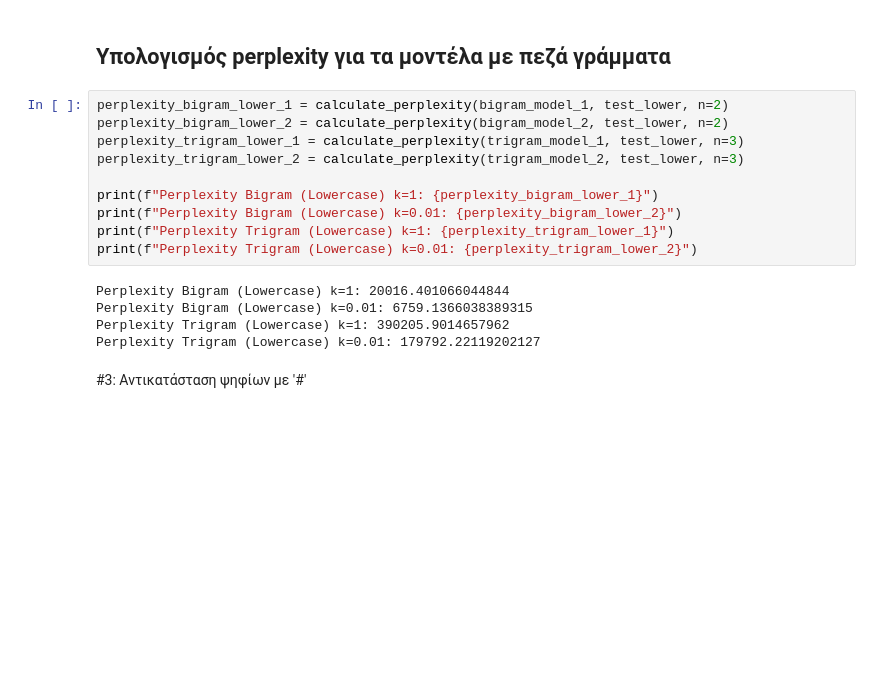
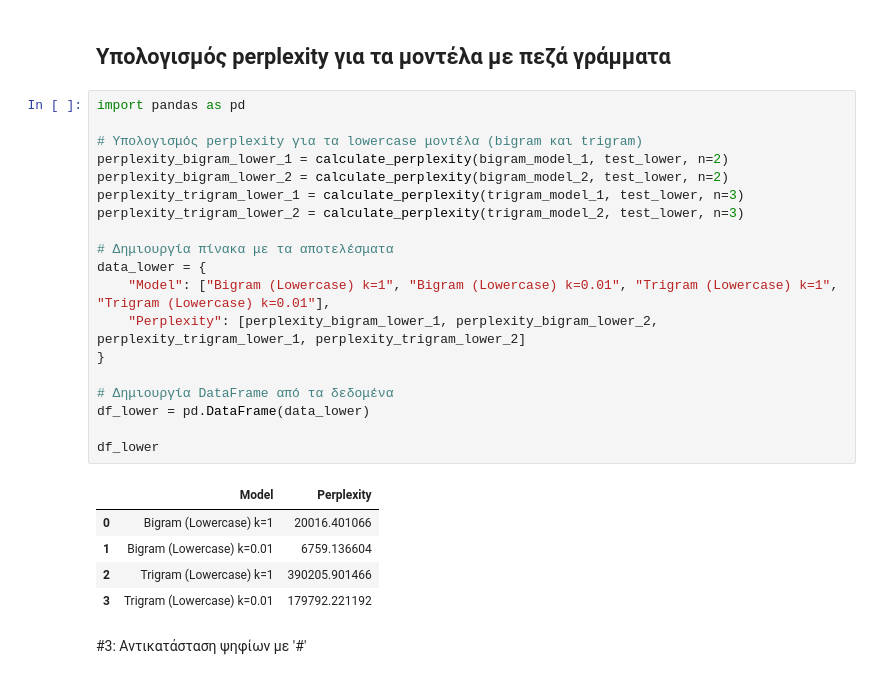
Before and after one commit to agrigoridou/Tokenization-Zipf-s-Law-N-gram-Models, a Jupyter notebook: Β_N_gram_Language_Models_.ipynb, the cells around one changed output. Cells and saved outputs as stored; diff of their text form; blank space fills up the shorter version.

```diff
--- a/Β_N_gram_Language_Models_.ipynb
+++ b/Β_N_gram_Language_Models_.ipynb
@@ -85,20 +93,30 @@ test_lower = preprocess_lowercase(test_sents)
 # %% [markdown]
 ## Υπολογισμός perplexity για τα μοντέλα με πεζά γράμματα
 # %%
+import pandas as pd
+
+# Υπολογισμός perplexity για τα lowercase μοντέλα (bigram και trigram)
 perplexity_bigram_lower_1 = calculate_perplexity(bigram_model_1, test_lower, n=2)
 perplexity_bigram_lower_2 = calculate_perplexity(bigram_model_2, test_lower, n=2)
 perplexity_trigram_lower_1 = calculate_perplexity(trigram_model_1, test_lower, n=3)
 perplexity_trigram_lower_2 = calculate_perplexity(trigram_model_2, test_lower, n=3)
 
-print(f"Perplexity Bigram (Lowercase) k=1: {perplexity_bigram_lower_1}")
-print(f"Perplexity Bigram (Lowercase) k=0.01: {perplexity_bigram_lower_2}")
-print(f"Perplexity Trigram (Lowercase) k=1: {perplexity_trigram_lower_1}")
-print(f"Perplexity Trigram (Lowercase) k=0.01: {perplexity_trigram_lower_2}")
+# Δημιουργία πίνακα με τα αποτελέσματα
+data_lower = {
+    "Model": ["Bigram (Lowercase) k=1", "Bigram (Lowercase) k=0.01", "Trigram (Lowercase) k=1", "Trigram (Lowercase) k=0.01"],
+    "Perplexity": [perplexity_bigram_lower_1, perplexity_bigram_lower_2, perplexity_trigram_lower_1, perplexity_trigram_lower_2]
+}
+
+# Δημιουργία DataFrame από τα δεδομένα
+df_lower = pd.DataFrame(data_lower)
+
+df_lower
 # %% [output]
-Perplexity Bigram (Lowercase) k=1: 20016.401066044844
-Perplexity Bigram (Lowercase) k=0.01: 6759.1366038389315
-Perplexity Trigram (Lowercase) k=1: 390205.9014657962
-Perplexity Trigram (Lowercase) k=0.01: 179792.22119202127
+|  | Model | Perplexity |
+| 0 | Bigram (Lowercase) k=1 | 20016.401066 |
+| 1 | Bigram (Lowercase) k=0.01 | 6759.136604 |
+| 2 | Trigram (Lowercase) k=1 | 390205.901466 |
+| 3 | Trigram (Lowercase) k=0.01 | 179792.221192 |
 # %% [markdown]
 #3: Αντικατάσταση ψηφίων με '#'
 # %%
```
Also changed, not shown: parts of 4 cells of this notebook.
